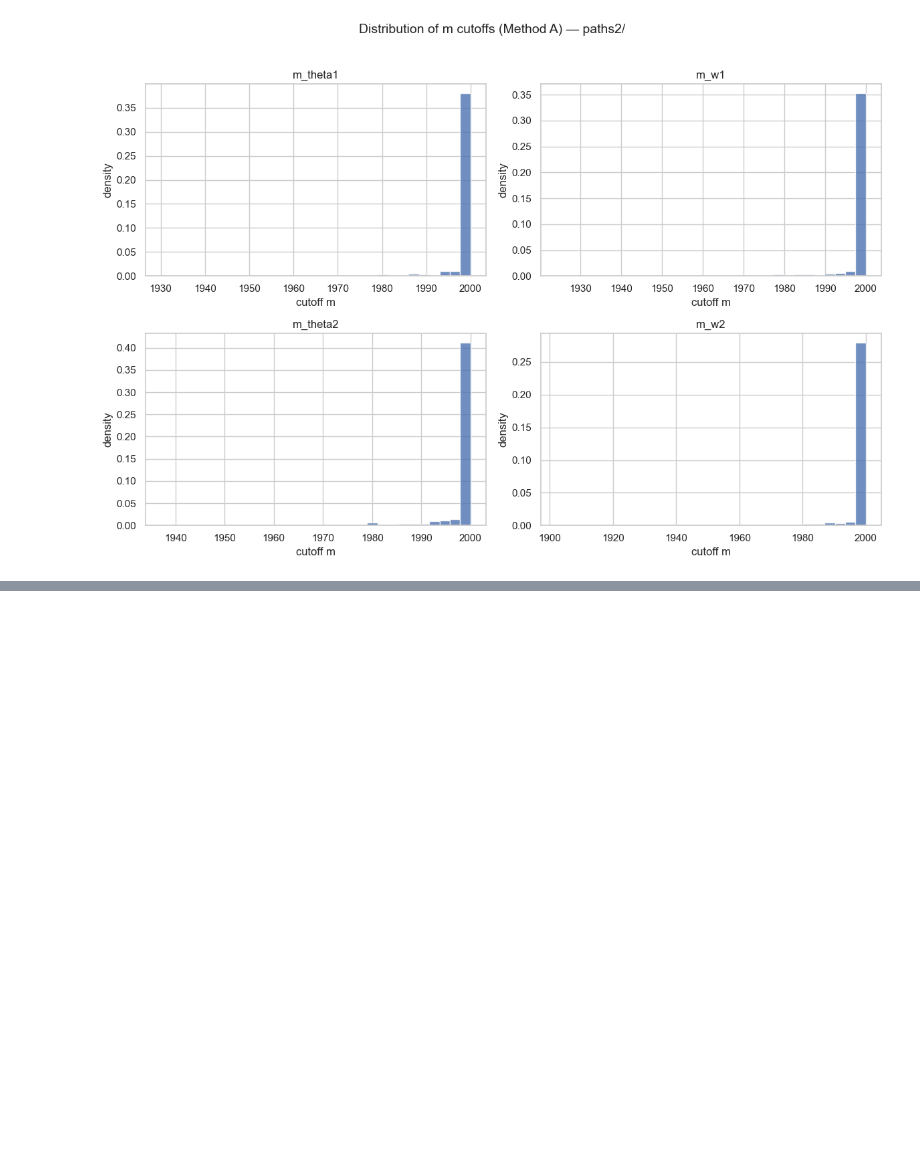
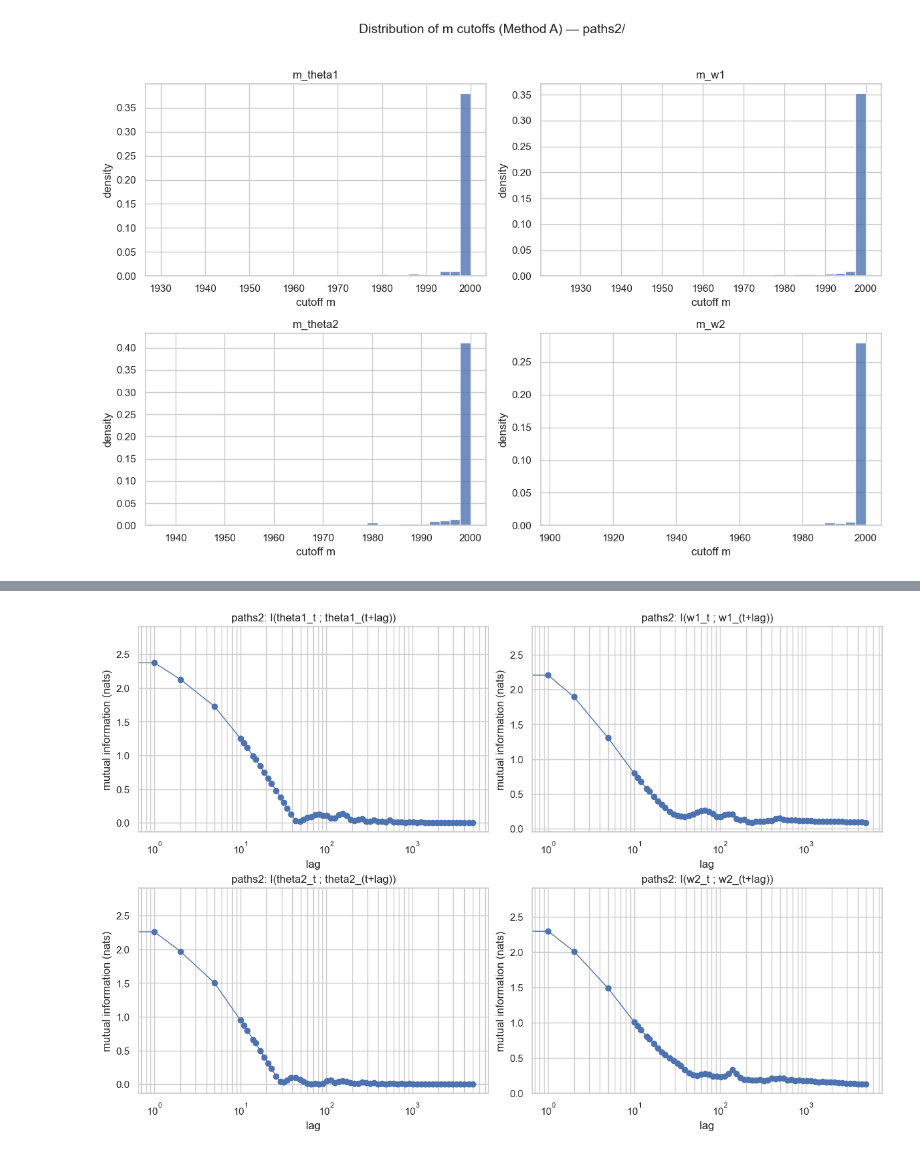
Before and after one commit to alexander-yord/Wasserstein-Emp-Bound, a Jupyter notebook: dependence.ipynb, the cells around one changed output, grey strips where cells are left out. Drawn from its saved outputs; the diff is of its cells as text; code cells hidden in the pictures; blank space fills up the shorter version.

```diff
--- a/dependence.ipynb
+++ b/dependence.ipynb
@@ -205,0 +424,4 @@ plot_cutoff_distributions(cutoffs2, title=f"Distribution of m cutoffs (Method A)
+# %%
+plot_mi_for_dir(paths2_dir, max_lag=5000, n_lags=60, M=16, burn_in=2000, sample_pairs=200_000, seed=2)
+# %% [output]
+[figure, added]
```
Also changed, not shown: parts of 7 cells of this notebook, 2 other files.
